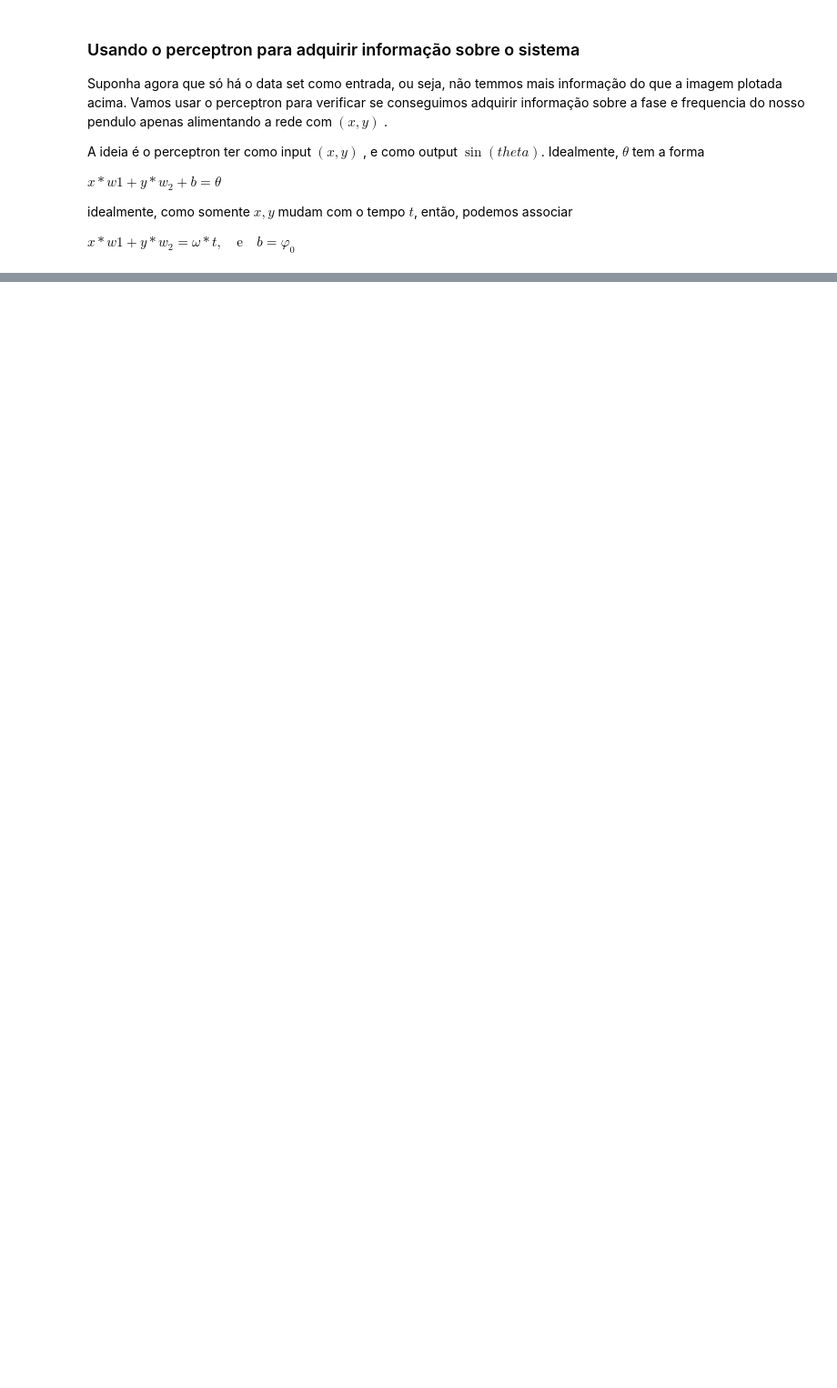
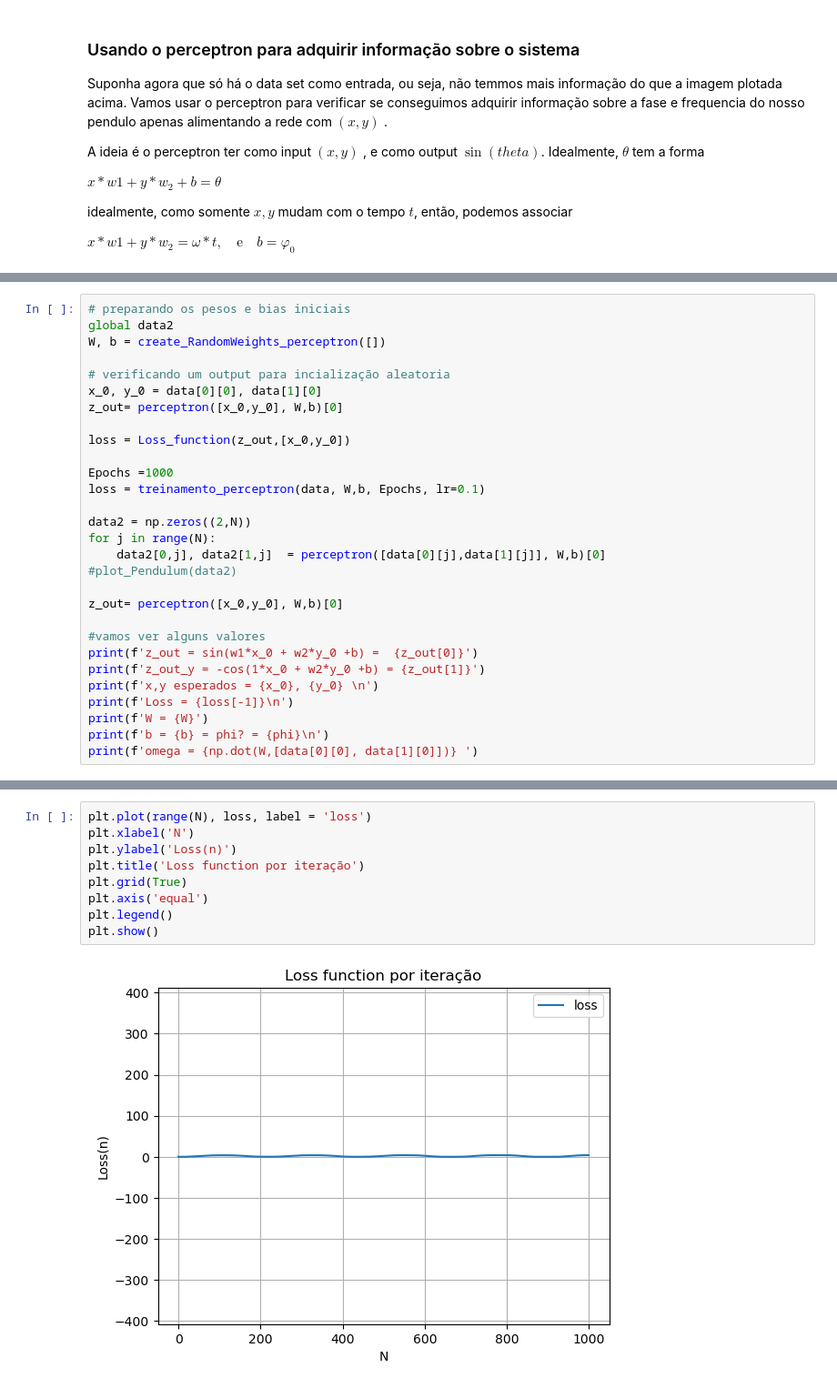
Before and after one commit to Coffee4MePlz/Notebooks_NN_Physics, a Jupyter notebook: Perceptron.ipynb, the cells around one changed output, grey strips where cells are left out. Shown at 91% size. Cells and saved outputs as stored; diff of their text form; blank space fills up the shorter version.

Commit message:
Parte da rede neural e treinamento adicionada... porem sem convergir.

```diff
--- a/Perceptron.ipynb
+++ b/Perceptron.ipynb
@@ -106,0 +194,29 @@ def create_Randomweights_perceptron(Ns =[]):
+# %%
+# preparando os pesos e bias iniciais
+global data2
+W, b = create_RandomWeights_perceptron([])
+
+# verificando um output para incialização aleatoria
+x_0, y_0 = data[0][0], data[1][0]
+z_out= perceptron([x_0,y_0], W,b)[0]
+
+loss = Loss_function(z_out,[x_0,y_0])
+
+Epochs =1000
+loss = treinamento_perceptron(data, W,b, Epochs, lr=0.1)
+
+data2 = np.zeros((2,N))
+for j in range(N):
+    data2[0,j], data2[1,j]  = perceptron([data[0][j],data[1][j]], W,b)[0]
+#plot_Pendulum(data2)
+
+z_out= perceptron([x_0,y_0], W,b)[0]
+
+#vamos ver alguns valores
+print(f'z_out = sin(w1*x_0 + w2*y_0 +b) =  {z_out[0]}')
+print(f'z_out_y = -cos(1*x_0 + w2*y_0 +b) = {z_out[1]}')
+print(f'x,y esperados = {x_0}, {y_0} \n')
+print(f'Loss = {loss[-1]}\n')
+print(f'W = {W}')
+print(f'b = {b} = phi? = {phi}\n')
+print(f'omega = {np.dot(W,[data[0][0], data[1][0]])} ')
@@ -106,0 +234,11 @@ def create_Randomweights_perceptron(Ns =[]):
+# %%
+plt.plot(range(N), loss, label = 'loss')
+plt.xlabel('N')
+plt.ylabel('Loss(n)')
+plt.title('Loss function por iteração')
+plt.grid(True)
+plt.axis('equal')
+plt.legend()
+plt.show()
+# %% [output]
+[figure, added]
```
Also changed, not shown: parts of 7 cells of this notebook.
